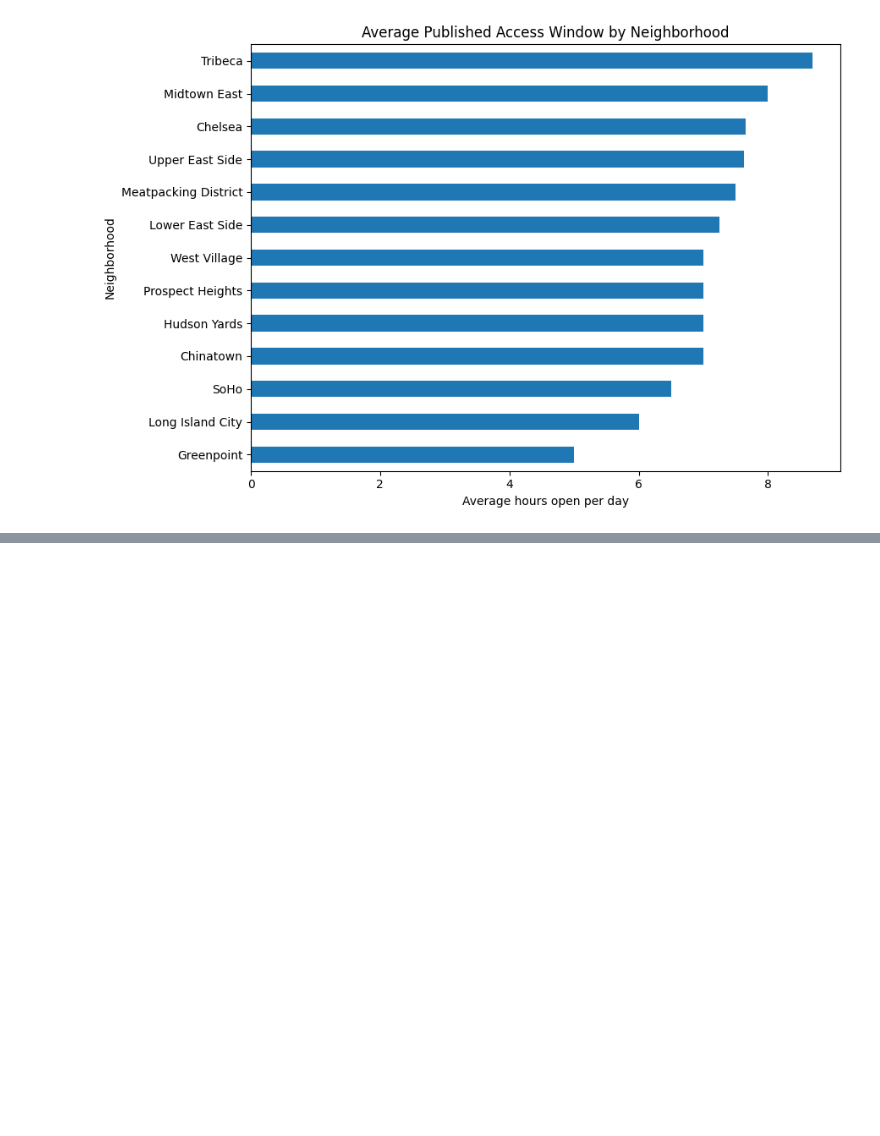
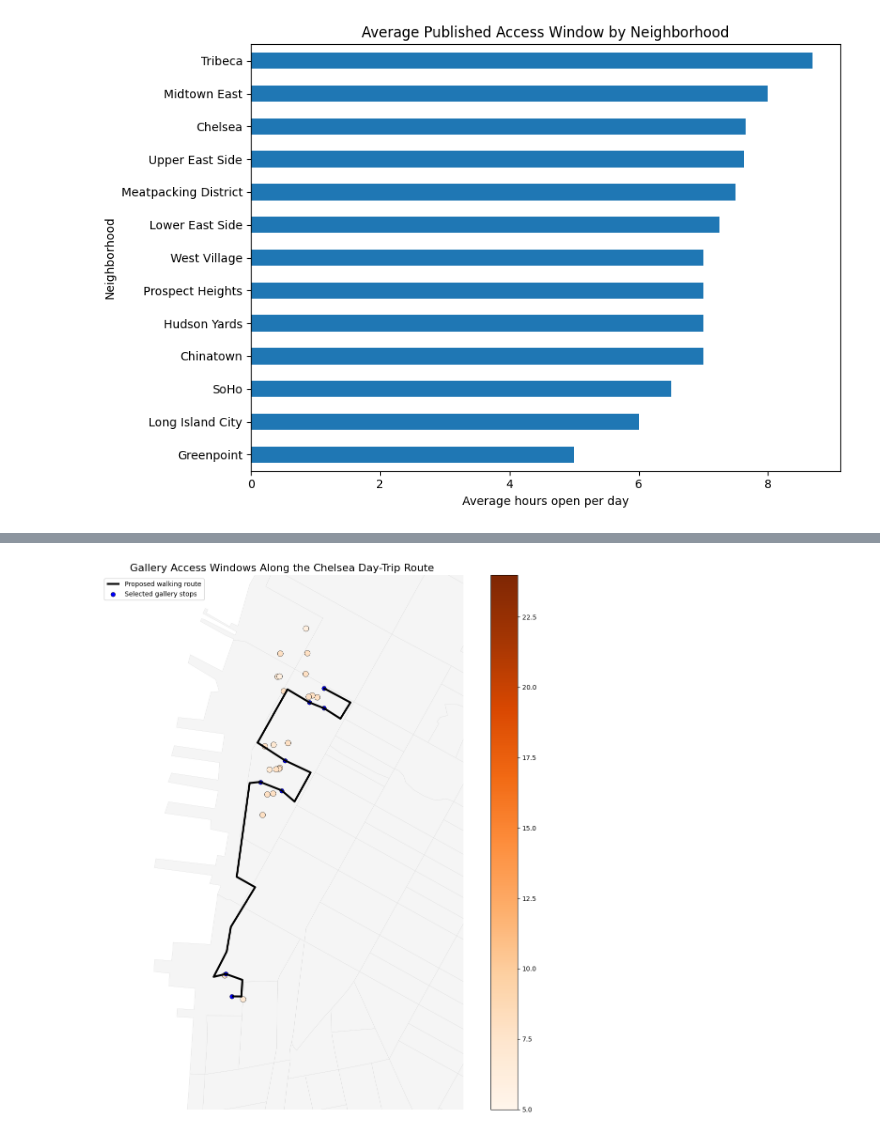
Before and after one commit to essentiallee/cdp-mapping-systems, a Jupyter notebook: content/jl7559_Assignments/jl7559_assignment.ipynb, the cells around one changed output, grey strips where cells are left out. Saved outputs shown, nothing was run; the diff lists cells and outputs as text; code cells hidden in the pictures; blank space fills up the shorter version.

```diff
--- a/content/jl7559_Assignments/jl7559_assignment.ipynb
+++ b/content/jl7559_Assignments/jl7559_assignment.ipynb
@@ -470,3 +470,80 @@ open_gallery_data[
 | 50 | Mendes Wood DM | Tribeca | 10:00 | 18:00 | 8.000000 | Monday–Friday, 10:00–18:00 |
 | 49 | Marian Goodman Gallery | Tribeca | 10:00 | 18:00 | 8.000000 | Monday–Friday, 10:00–18:00 beginn... |
 | 1 | Gagosian — West 24th Street | Chelsea | 10:00 | 18:00 | 8.000000 | Monday–Friday, 10:00–18:00 |
+# %%
+# Get the geographic boundary of the route
+route_minx, route_miny, route_maxx, route_maxy = route_data.total_bounds
+
+# Add space around the route so the map is not cropped too tightly
+route_padding = 1500
+
+# Create the census base map
+ax = census_data.plot(
+    figsize=(12, 12),
+    color="whitesmoke",
+    edgecolor="lightgray",
+    linewidth=0.25,
+)
+
+# Plot all galleries located around the route
+open_gallery_data.plot(
+    ax=ax,
+    column="daily_open_hours",
+    cmap="Oranges",
+    legend=True,
+    markersize=75,
+    edgecolor="black",
+    linewidth=0.4,
+)
+
+# Plot the proposed route line
+route_line.plot(
+    ax=ax,
+    color="black",
+    linewidth=3,
+    label="Proposed walking route",
+)
+
+# Plot the gallery stops included in the GeoJSON
+route_points.plot(
+    ax=ax,
+    color="blue",
+    markersize=45,
+    edgecolor="black",
+    linewidth=0.5,
+    label="Selected gallery stops",
+)
+
+# Limit the horizontal map extent to the route area
+ax.set_xlim(
+    route_minx - route_padding,
+    route_maxx + route_padding,
+)
+
+# Limit the vertical map extent to the route area
+ax.set_ylim(
+    route_miny - route_padding,
+    route_maxy + route_padding,
+)
+
+# Add a map title
+ax.set_title(
+    "Gallery Access Windows Along the Chelsea Day-Trip Route",
+    fontsize=16,
+)
+
+# Remove coordinate-axis labels
+ax.set_axis_off()
+
+# Display the route and stop legend
+ax.legend(
+    loc="upper left",
+)
+
+# Improve spacing around the figure
+plt.tight_layout()
+
+# Display the map
+plt.show()
+# %% [output]
+[figure, added]
```
